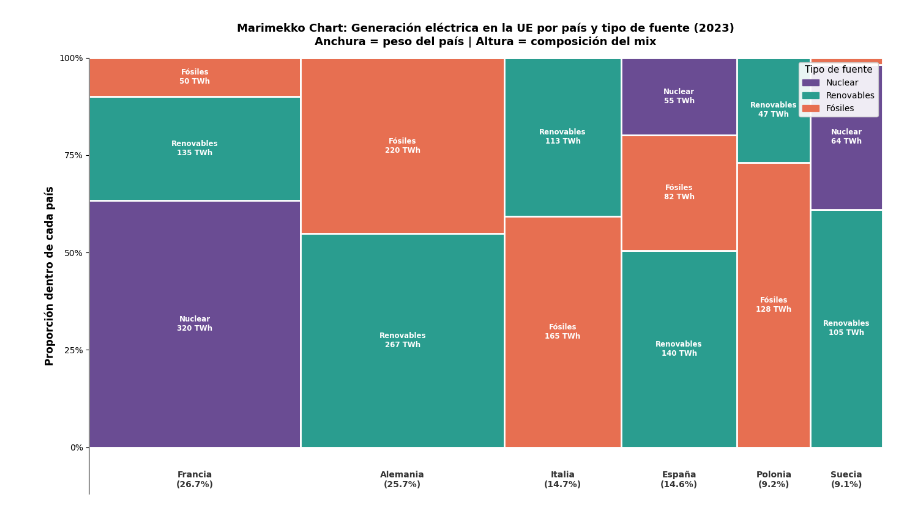
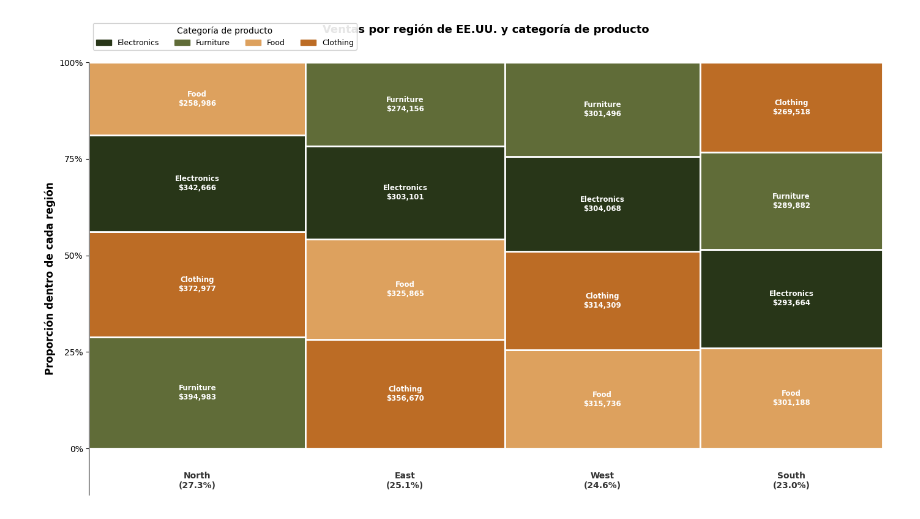
Before and after one commit to jaimeduffy/data-visualization, a Jupyter notebook: src/plot_generation.ipynb, the cells around one changed output. Drawn from its saved outputs; the diff is of its cells as text; code cells hidden in the pictures.

```diff
--- a/src/plot_generation.ipynb
+++ b/src/plot_generation.ipynb
@@ -58,0 +19,6 @@ df_bubble.head(10)
+# %%
+OLIVE      = "#606c38"
+DARK_GREEN = "#283618"
+CORNSILK   = "#fefae0"
+EARTH      = "#dda15e"
+BROWN      = "#bc6c25"
@@ -183,0 +224,6 @@ df_eu
+# %%
+df_sales = pd.read_csv("../data/sales_data.csv")
+print(f"{len(df_sales)} filas")
+print(f"Regiones: {df_sales['Region'].unique()}")
+print(f"Categorías: {df_sales['Product_Category'].unique()}")
+df_sales.head()
@@ -184,62 +244,69 @@ df_eu
 # %%
-# Totales por país
-country_totals = df_eu.groupby("Pais")["Generacion_TWh"].sum()
-total_gen = country_totals.sum()
+CATEGORY_COLORS = {
+    "Electronics": DARK_GREEN,
+    "Furniture":   OLIVE,
+    "Food":        EARTH,
+    "Clothing":    BROWN,
+}
+
+region_totals = df_sales.groupby("Region")["Sales_Amount"].sum()
+total_sales = region_totals.sum()
+breakdown = df_sales.groupby(["Region", "Product_Category"])["Sales_Amount"].sum().reset_index()
 
 fig, ax = plt.subplots(figsize=(14, 8))
 
 x_start = 0
-country_order = country_totals.sort_values(ascending=False).index
+region_order = region_totals.sort_values(ascending=False).index
 
-for country in country_order:
-    country_width = country_totals[country] / total_gen
-    country_data = df_eu[df_eu["Pais"] == country].sort_values("Generacion_TWh", ascending=False)
+for region in region_order:
+    region_width = region_totals[region] / total_sales
+    region_data = breakdown[breakdown["Region"] == region].sort_values("Sales_Amount", ascending=False)
     y_start = 0
 
-    for _, row in country_data.iterrows():
-        height = row["Generacion_TWh"] / country_totals[country]
+    for _, row in region_data.iterrows():
+        height = row["Sales_Amount"] / region_totals[region]
         rect = plt.Rectangle(
-            (x_start, y_start), country_width, height,
-            facecolor=SOURCE_COLORS.get(row["Fuente"], "#cccccc"),
+            (x_start, y_start), region_width, height,
+            facecolor=CATEGORY_COLORS.get(row["Product_Category"], "#cccccc"),
             edgecolor="white", linewidth=2,
         )
         ax.add_patch(rect)
 
-        if height > 0.06 and country_width > 0.05:
+        if height > 0.06 and region_width > 0.05:
             ax.text(
-                x_start + country_width / 2,
+                x_start + region_width / 2,
                 y_start + height / 2,
-                f"{row['Fuente']}\n{row['Generacion_TWh']} TWh",
+                f"{row['Product_Category']}\n${row['Sales_Amount']:,.0f}",
                 ha="center", va="center",
                 fontsize=8.5, color="white", fontweight="bold",
             )
         y_start += height
 
-    pct = country_totals[country] / total_gen * 100
+    pct = region_totals[region] / total_sales * 100
     ax.text(
-        x_start + country_width / 2, -0.06,
-        f"{country}\n({pct:.1f}%)",
+        x_start + region_width / 2, -0.06,
+        f"{region}\n({pct:.1f}%)",
         ha="center", va="top", fontsize=10, fontweight="bold", color="#333333",
     )
-    x_start += country_width
+    x_start += region_width
 
-legend_patches = [mpatches.Patch(color=c, label=cat) for cat, c in SOURCE_COLORS.items()]
-ax.legend(handles=legend_patches, title="Tipo de fuente",
-          loc="upper right", fontsize=10, title_fontsize=11, framealpha=0.9)
+legend_patches = [mpatches.Patch(color=c, label=cat) for cat, c in CATEGORY_COLORS.items()]
+ax.legend(handles=legend_patches, title="Categoría de producto",
+          loc="lower left", bbox_to_anchor=(0.0, 1.02), ncol=4, fontsize=9, title_fontsize=10, framealpha=0.9)
 
 ax.set_xlim(0, 1)
 ax.set_ylim(-0.12, 1)
-ax.set_ylabel("Proporción dentro de cada país", fontsize=12, fontweight="bold")
-ax.set_title("Marimekko Chart: Generación eléctrica en la UE por país y tipo de fuente (2023)\nAnchura = peso del país | Altura = composición del mix",
-             fontsize=13, fontweight="bold", pad=15)
+ax.set_ylabel("Proporción dentro de cada región", fontsize=12, fontweight="bold")
+ax.set_title("Ventas por región de EE.UU. y categoría de producto",
+             fontsize=13, fontweight="bold", pad=35)
 ax.set_xticks([])
 ax.set_yticks([0, 0.25, 0.5, 0.75, 1.0])
 ax.set_yticklabels(["0%", "25%", "50%", "75%", "100%"])
 ax.spines["top"].set_visible(False)
 ax.spines["right"].set_visible(False)
 ax.spines["bottom"].set_visible(False)
 plt.tight_layout()
 plt.savefig("../images/marimekko_chart.png", dpi=150, bbox_inches="tight", facecolor="white")
 plt.show()
 # %% [output]
-[figure, old version]
+[figure, new version]
```
Also changed, not shown: parts of 22 cells of this notebook, 10 other files.
